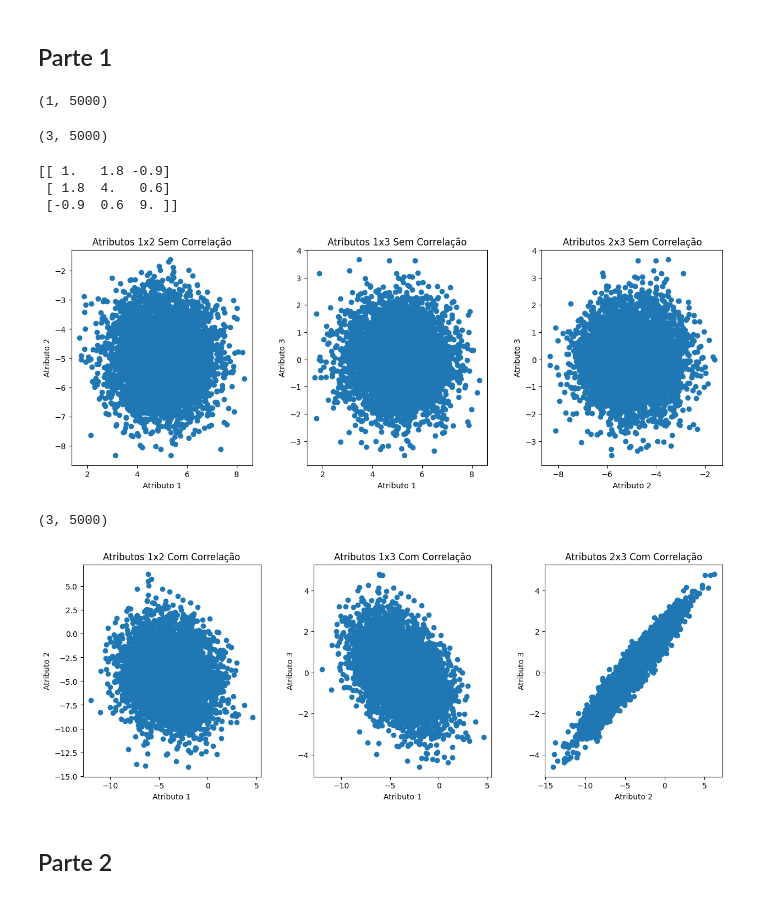
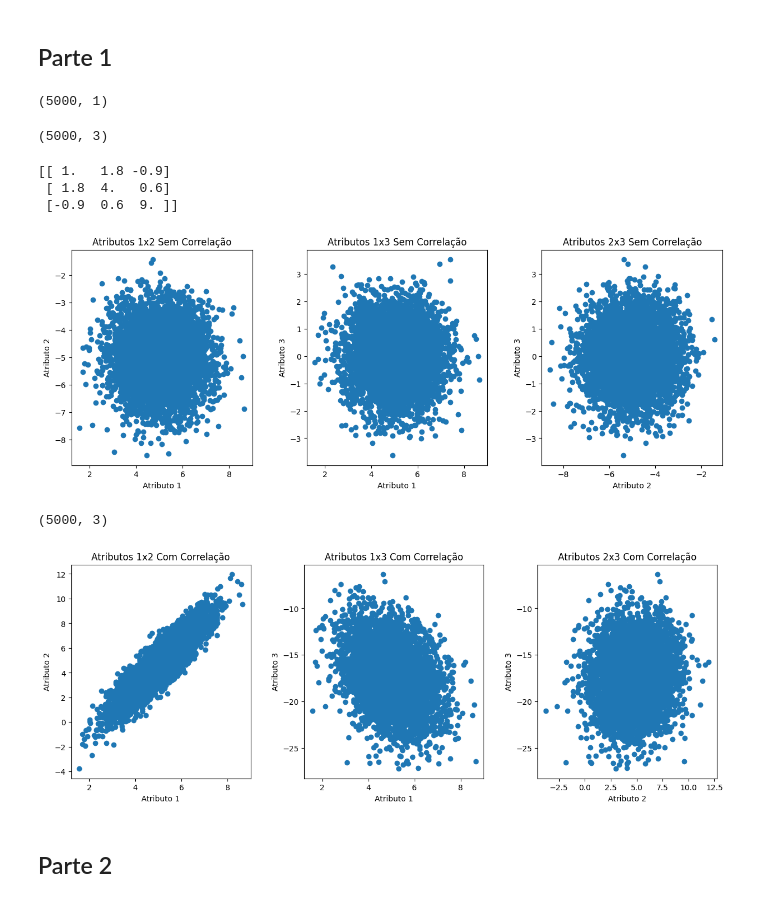
Before and after one commit to matheus-a-s/RP-TCs-2023, a Jupyter notebook: TC2/main.ipynb, the cells around one changed output. Drawn from its saved outputs; the diff is of its cells as text; code cells hidden in the pictures.

```diff
--- a/TC2/main.ipynb
+++ b/TC2/main.ipynb
@@ -17,17 +17,17 @@ X1 = np.random.normal(mean1, std1, N) # Normal distribution
 X2 = np.random.normal(mean2, std2, N)
 X3 = np.random.normal(mean3, std3, N)
 
-X1 = np.expand_dims(X1, axis=0) # shape (0, 5000) to (1, 5000)
-X2 = np.expand_dims(X2, axis=0)
-X3 = np.expand_dims(X3, axis=0)
+X1 = np.expand_dims(X1, axis=1) # shape (5000, 0) to (5000, 1)
+X2 = np.expand_dims(X2, axis=1)
+X3 = np.expand_dims(X3, axis=1)
 print(X1.shape)
 # %% [output]
-(1, 5000)
+(5000, 1)
 # %%
-Xu = np.vstack((X1, X2, X3)) # vertical stack arrays
+Xu = np.hstack((X1, X2, X3)) # horizontal stack arrays, p=3, N=5000
 print(Xu.shape)
 # %% [output]
-(3, 5000)
+(5000, 3)
 # %%
 Cd = np.array([[1, 1.8, -0.9], [1.8, 4, 0.6], [-0.9, 0.6, 9]])
 print(Cd)
@@ -40,17 +40,17 @@ import matplotlib.pyplot as plt
 
 fig, axes = plt.subplots(1, 3, figsize=(15, 5))
 
-axes[0].scatter(Xu[0, :], Xu[1, :])
+axes[0].scatter(Xu[:, 0], Xu[:, 1])
 axes[0].set_title("Atributos 1x2 Sem Correlação")
 axes[0].set_xlabel('Atributo 1')
 axes[0].set_ylabel('Atributo 2')
 
-axes[1].scatter(Xu[0, :], Xu[2, :])
+axes[1].scatter(Xu[:, 0], Xu[:, 2])
 axes[1].set_title("Atributos 1x3 Sem Correlação")
 axes[1].set_xlabel('Atributo 1')
 axes[1].set_ylabel('Atributo 3')
 
-axes[2].scatter(Xu[1, :], Xu[2, :])
+axes[2].scatter(Xu[:, 1], Xu[:, 2])
 axes[2].set_title("Atributos 2x3 Sem Correlação")
 axes[2].set_xlabel('Atributo 2')
 axes[2].set_ylabel('Atributo 3')
@@ -58,37 +58,37 @@ axes[2].set_ylabel('Atributo 3')
 plt.subplots_adjust(wspace=0.3)
 plt.show()
 # %% [output]
-[figure, old version]
+[figure, new version]
 # %%
 R = np.linalg.cholesky(Cd)
-Xc = R.T @ Xu
+Xc = np.dot(Xu, R.T)
 print(Xc.shape)
 # %% [output]
-(3, 5000)
+(5000, 3)
 # %%
 import matplotlib.pyplot as plt
 
 fig, axes = plt.subplots(1, 3, figsize=(15, 5))
 
-axes[0].scatter(Xc[0, :], Xc[1, :])
+axes[0].scatter(Xc[:, 0], Xc[:, 1])
 axes[0].set_title("Atributos 1x2 Com Correlação")
 axes[0].set_xlabel('Atributo 1')
 axes[0].set_ylabel('Atributo 2')
 
-axes[1].scatter(Xc[0, :], Xc[2, :])
+axes[1].scatter(Xc[:, 0], Xc[:, 2])
 axes[1].set_title("Atributos 1x3 Com Correlação")
 axes[1].set_xlabel('Atributo 1')
 axes[1].set_ylabel('Atributo 3')
 
-axes[2].scatter(Xc[1, :], Xc[2, :])
+axes[2].scatter(Xc[:, 1], Xc[:, 2])
 axes[2].set_title("Atributos 2x3 Com Correlação")
 axes[2].set_xlabel('Atributo 2')
 axes[2].set_ylabel('Atributo 3')
 
 plt.subplots_adjust(wspace=0.3)
 plt.show()
 # %% [output]
-[figure, old version]
+[figure, new version]
 # %% [markdown]
 ## Parte 2
 # %%
```
Also changed, not shown: parts of 11 cells of this notebook, 2 other files.
